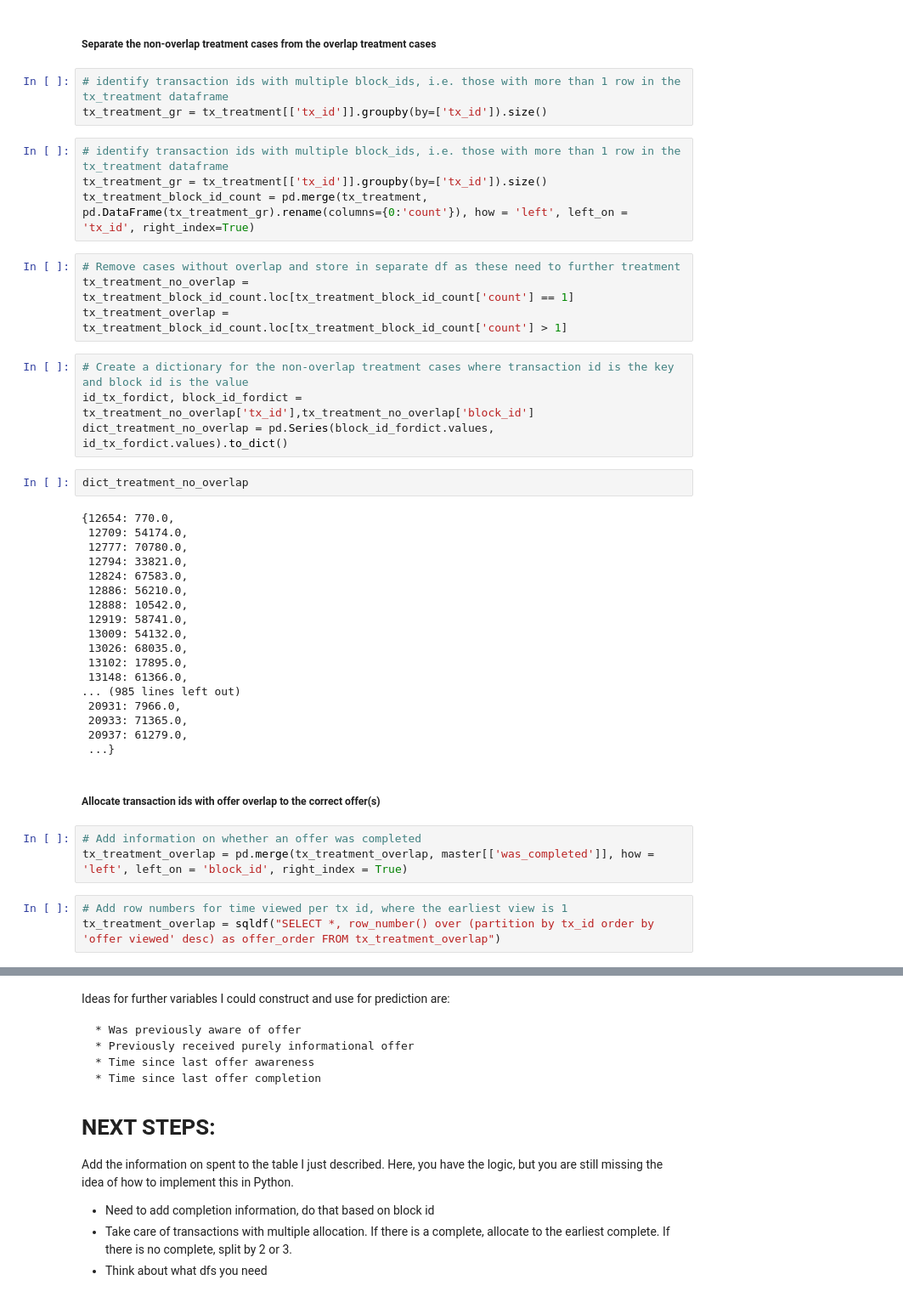
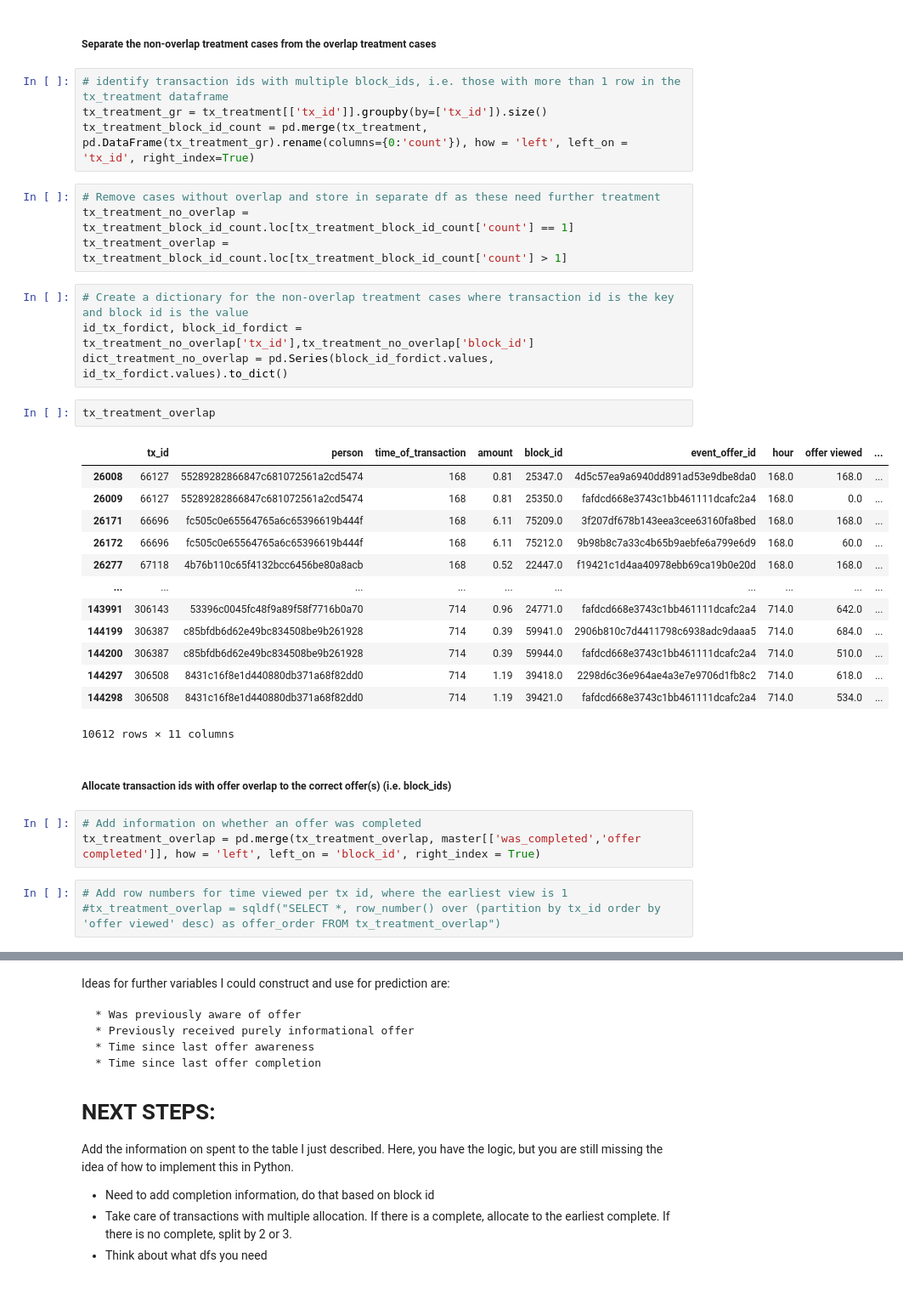
Before and after one commit to judithleao/capstone-project-starbucks, a Jupyter notebook: Starbucks-Wrangling.ipynb, the cells around one changed output, grey strips where cells are left out. Shown at 85% size. Saved outputs shown, nothing was run; the diff lists cells and outputs as text.

Commit message:
Allocated transaction volume to block ids

```diff
--- a/Starbucks-Wrangling.ipynb
+++ b/Starbucks-Wrangling.ipynb
@@ -701,46 +738,39 @@ tx_control = tx_block_ids.loc[tx_block_ids['event_offer_id'].isna()]
 tx_treatment = tx_block_ids.loc[~tx_block_ids['event_offer_id'].isna()]
 # %% [markdown]
 ##### Separate the non-overlap treatment cases from the overlap treatment cases
-# %%
-# identify transaction ids with multiple block_ids, i.e. those with more than 1 row in the tx_treatment dataframe
-tx_treatment_gr = tx_treatment[['tx_id']].groupby(by=['tx_id']).size()
 # %%
 # identify transaction ids with multiple block_ids, i.e. those with more than 1 row in the tx_treatment dataframe
 tx_treatment_gr = tx_treatment[['tx_id']].groupby(by=['tx_id']).size()
 tx_treatment_block_id_count = pd.merge(tx_treatment, pd.DataFrame(tx_treatment_gr).rename(columns={0:'count'}), how = 'left', left_on = 'tx_id', right_index=True)
 # %%
-# Remove cases without overlap and store in separate df as these need to further treatment
+# Remove cases without overlap and store in separate df as these need further treatment
 tx_treatment_no_overlap = tx_treatment_block_id_count.loc[tx_treatment_block_id_count['count'] == 1]
 tx_treatment_overlap = tx_treatment_block_id_count.loc[tx_treatment_block_id_count['count'] > 1]
 # %%
 # Create a dictionary for the non-overlap treatment cases where transaction id is the key and block id is the value
 id_tx_fordict, block_id_fordict = tx_treatment_no_overlap['tx_id'],tx_treatment_no_overlap['block_id']
 dict_treatment_no_overlap = pd.Series(block_id_fordict.values, id_tx_fordict.values).to_dict()
-# %%
-dict_treatment_no_overlap
-# %% [output]
-{12654: 770.0,
- 12709: 54174.0,
- 12777: 70780.0,
- 12794: 33821.0,
- 12824: 67583.0,
- 12886: 56210.0,
- 12888: 10542.0,
- 12919: 58741.0,
- 13009: 54132.0,
- 13026: 68035.0,
- 13102: 17895.0,
- 13148: 61366.0,
-... (985 lines left out)
- 20931: 7966.0,
- 20933: 71365.0,
- 20937: 61279.0,
- ...}
+# %%
+tx_treatment_overlap
+# %% [output]
+|  | tx_id | person | time_of_transaction | amount | block_id | event_offer_id | hour | offer viewed | ... |
+| 26008 | 66127 | 55289282866847c681072561a2cd5474 | 168 | 0.81 | 25347.0 | 4d5c57ea9a6940dd891ad53e9dbe8da0 | 168.0 | 168.0 | ... |
+| 26009 | 66127 | 55289282866847c681072561a2cd5474 | 168 | 0.81 | 25350.0 | fafdcd668e3743c1bb461111dcafc2a4 | 168.0 | 0.0 | ... |
+| 26171 | 66696 | fc505c0e65564765a6c65396619b444f | 168 | 6.11 | 75209.0 | 3f207df678b143eea3cee63160fa8bed | 168.0 | 168.0 | ... |
+| 26172 | 66696 | fc505c0e65564765a6c65396619b444f | 168 | 6.11 | 75212.0 | 9b98b8c7a33c4b65b9aebfe6a799e6d9 | 168.0 | 60.0 | ... |
+| 26277 | 67118 | 4b76b110c65f4132bcc6456be80a8acb | 168 | 0.52 | 22447.0 | f19421c1d4aa40978ebb69ca19b0e20d | 168.0 | 168.0 | ... |
+| ... | ... | ... | ... | ... | ... | ... | ... | ... | ... |
+| 143991 | 306143 | 53396c0045fc48f9a89f58f7716b0a70 | 714 | 0.96 | 24771.0 | fafdcd668e3743c1bb461111dcafc2a4 | 714.0 | 642.0 | ... |
+| 144199 | 306387 | c85bfdb6d62e49bc834508be9b261928 | 714 | 0.39 | 59941.0 | 2906b810c7d4411798c6938adc9daaa5 | 714.0 | 684.0 | ... |
+| 144200 | 306387 | c85bfdb6d62e49bc834508be9b261928 | 714 | 0.39 | 59944.0 | fafdcd668e3743c1bb461111dcafc2a4 | 714.0 | 510.0 | ... |
+| 144297 | 306508 | 8431c16f8e1d440880db371a68f82dd0 | 714 | 1.19 | 39418.0 | 2298d6c36e964ae4a3e7e9706d1fb8c2 | 714.0 | 618.0 | ... |
+| 144298 | 306508 | 8431c16f8e1d440880db371a68f82dd0 | 714 | 1.19 | 39421.0 | fafdcd668e3743c1bb461111dcafc2a4 | 714.0 | 534.0 | ... |
+10612 rows × 11 columns
 # %% [markdown]
-##### Allocate transaction ids with offer overlap to the correct offer(s)
+##### Allocate transaction ids with offer overlap to the correct offer(s) (i.e. block_ids)
 # %%
 # Add information on whether an offer was completed
-tx_treatment_overlap = pd.merge(tx_treatment_overlap, master[['was_completed']], how = 'left', left_on = 'block_id', right_index = True)
+tx_treatment_overlap = pd.merge(tx_treatment_overlap, master[['was_completed','offer completed']], how = 'left', left_on = 'block_id', right_index = True)
 # %%
 # Add row numbers for time viewed per tx id, where the earliest view is 1
-tx_treatment_overlap = sqldf("SELECT *, row_number() over (partition by tx_id order by 'offer viewed' desc) as offer_order FROM tx_treatment_overlap")
+#tx_treatment_overlap = sqldf("SELECT *, row_number() over (partition by tx_id order by 'offer viewed' desc) as offer_order FROM tx_treatment_overlap")
```
Also changed, not shown: parts of 53 cells of this notebook.
